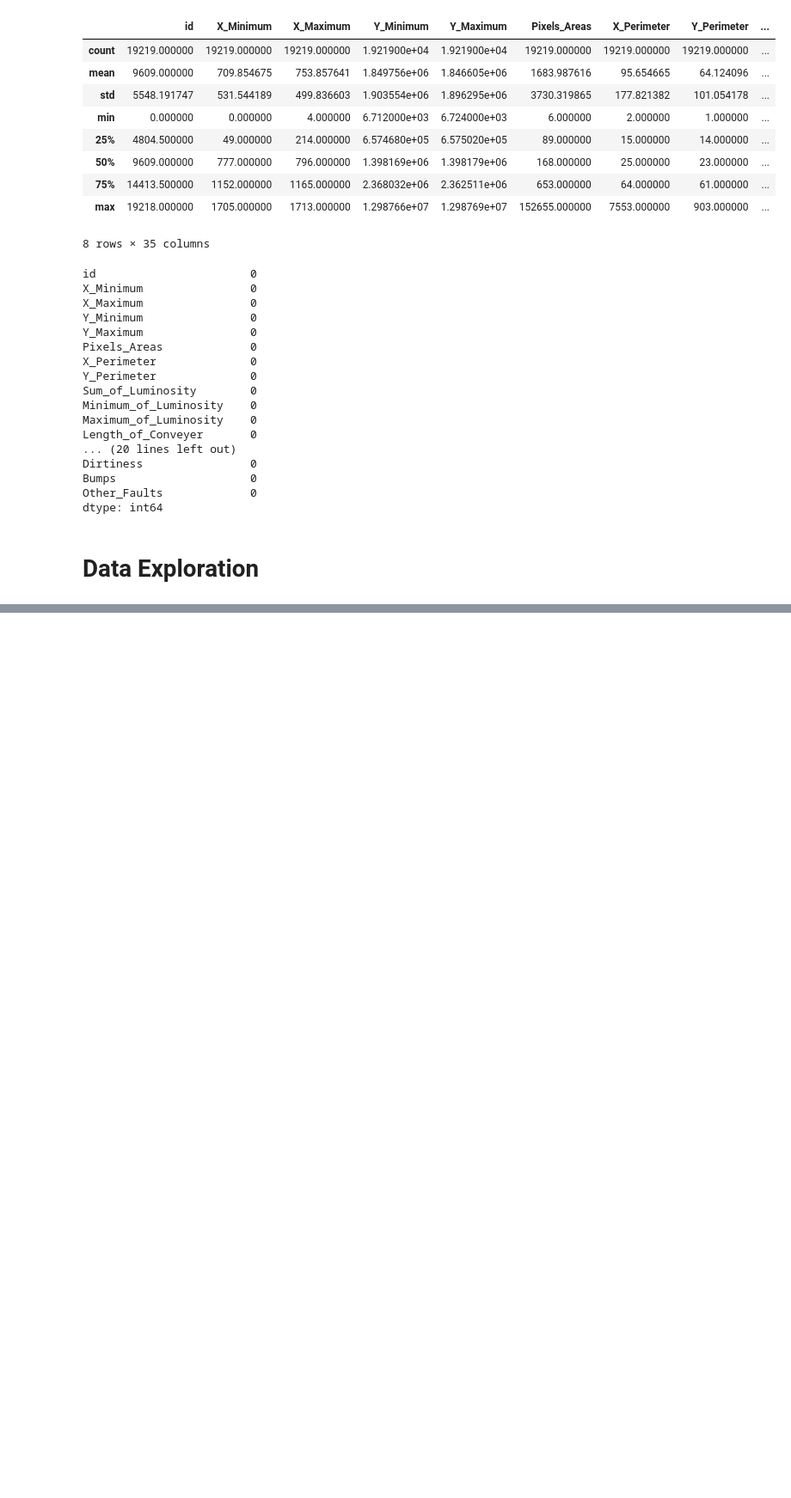
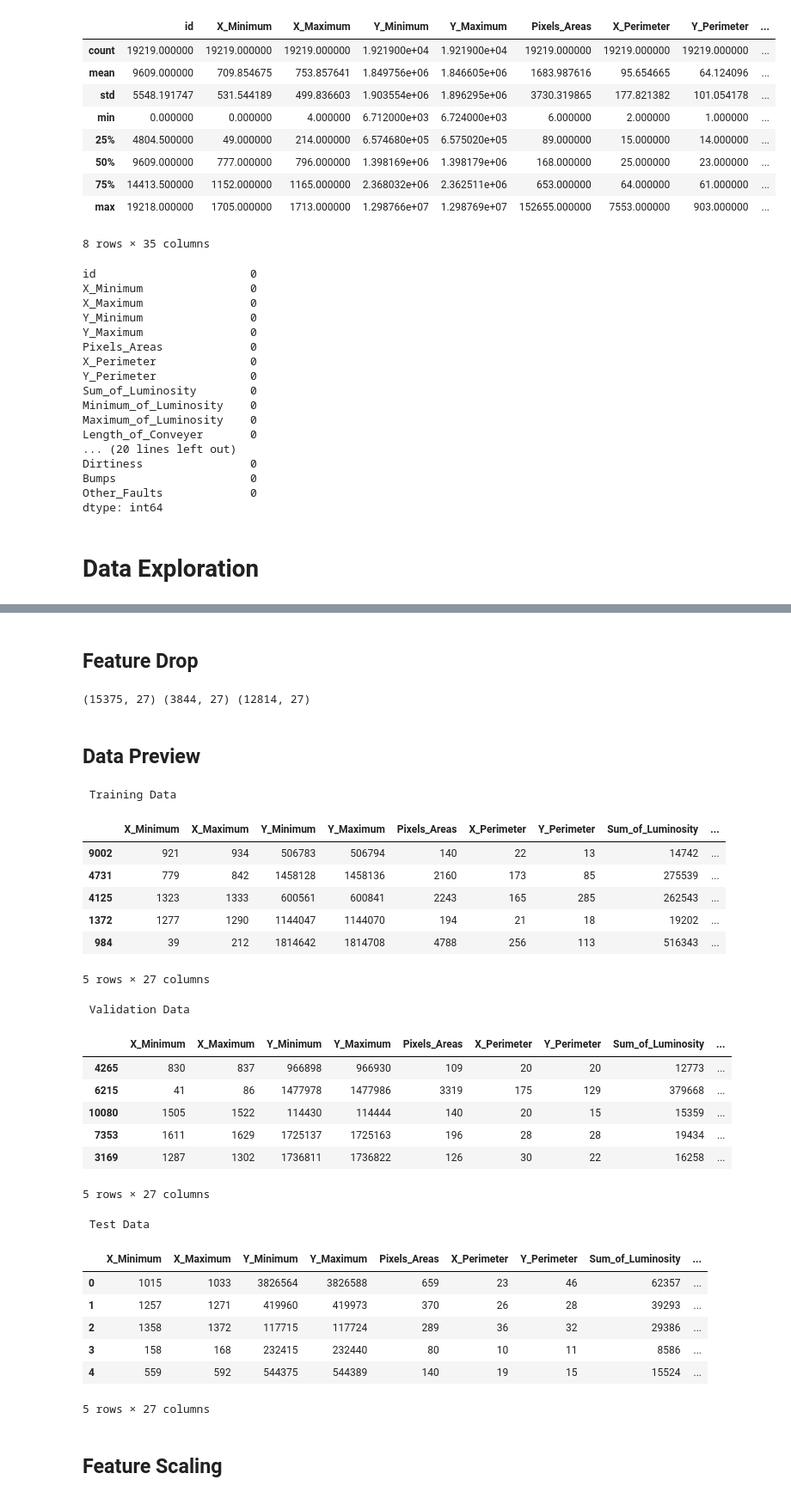
Before and after one commit to akshayyewle/Machine-Learning, a Jupyter notebook: 19 Steel Plate Defect Prediction/Python Notebook.ipynb, the cells around one changed output, grey strips where cells are left out. Shown: that part at 86% size. Drawn from its saved outputs; the diff is of its cells as text; code cells hidden in the pictures; blank space fills up the shorter version.

```diff
--- a/19 Steel Plate Defect Prediction/Python Notebook.ipynb
+++ b/19 Steel Plate Defect Prediction/Python Notebook.ipynb
@@ -139,0 +218,6 @@ array([0, 1], dtype=int64)
+# %%
+# Train Data - Feature Split
+Train_X = Train.drop(Target_Features_List, axis=1)
+Train_Y = Train[Target_Features_List]
+
+print(Train_X.shape, Train_Y.shape)
@@ -139,0 +226,6 @@ array([0, 1], dtype=int64)
+# %%
+# Val Data - Feature Split
+Val_X = Val.drop(Target_Features_List, axis=1)
+Val_Y = Val[Target_Features_List]
+
+print(Val_X.shape, Val_Y.shape)
@@ -139,0 +267,49 @@ array([0, 1], dtype=int64)
+# %% [markdown]
+## **Feature Drop**
+# %%
+# Drop id Column
+Train_X.drop('id', axis=1, inplace=True)
+Val_X.drop('id', axis=1, inplace=True)
+Test_X.drop('id', axis=1, inplace=True)
+
+print(Train_X.shape, Val_X.shape, Test_X.shape)
+# %% [output]
+(15375, 27) (3844, 27) (12814, 27)
+# %% [markdown]
+## **Data Preview**
+# %%
+print('\n','Training Data')
+display(Train_X.head())
+
+print('\n','Validation Data')
+display(Val_X.head())
+
+print('\n','Test Data')
+display(Test_X.head())
+# %% [output]
+ Training Data
+|  | X_Minimum | X_Maximum | Y_Minimum | Y_Maximum | Pixels_Areas | X_Perimeter | Y_Perimeter | Sum_of_Luminosity | ... |
+| 9002 | 921 | 934 | 506783 | 506794 | 140 | 22 | 13 | 14742 | ... |
+| 4731 | 779 | 842 | 1458128 | 1458136 | 2160 | 173 | 85 | 275539 | ... |
+| 4125 | 1323 | 1333 | 600561 | 600841 | 2243 | 165 | 285 | 262543 | ... |
+| 1372 | 1277 | 1290 | 1144047 | 1144070 | 194 | 21 | 18 | 19202 | ... |
+| 984 | 39 | 212 | 1814642 | 1814708 | 4788 | 256 | 113 | 516343 | ... |
+5 rows × 27 columns
+ Validation Data
+|  | X_Minimum | X_Maximum | Y_Minimum | Y_Maximum | Pixels_Areas | X_Perimeter | Y_Perimeter | Sum_of_Luminosity | ... |
+| 4265 | 830 | 837 | 966898 | 966930 | 109 | 20 | 20 | 12773 | ... |
+| 6215 | 41 | 86 | 1477978 | 1477986 | 3319 | 175 | 129 | 379668 | ... |
+| 10080 | 1505 | 1522 | 114430 | 114444 | 140 | 20 | 15 | 15359 | ... |
+| 7353 | 1611 | 1629 | 1725137 | 1725163 | 196 | 28 | 28 | 19434 | ... |
+| 3169 | 1287 | 1302 | 1736811 | 1736822 | 126 | 30 | 22 | 16258 | ... |
+5 rows × 27 columns
+ Test Data
+|  | X_Minimum | X_Maximum | Y_Minimum | Y_Maximum | Pixels_Areas | X_Perimeter | Y_Perimeter | Sum_of_Luminosity | ... |
+| 0 | 1015 | 1033 | 3826564 | 3826588 | 659 | 23 | 46 | 62357 | ... |
+| 1 | 1257 | 1271 | 419960 | 419973 | 370 | 26 | 28 | 39293 | ... |
+| 2 | 1358 | 1372 | 117715 | 117724 | 289 | 36 | 32 | 29386 | ... |
+| 3 | 158 | 168 | 232415 | 232440 | 80 | 10 | 11 | 8586 | ... |
+| 4 | 559 | 592 | 544375 | 544389 | 140 | 19 | 15 | 15524 | ... |
+5 rows × 27 columns
+# %% [markdown]
+## **Feature Scaling**
```
Also changed, not shown: parts of 39 cells of this notebook.
